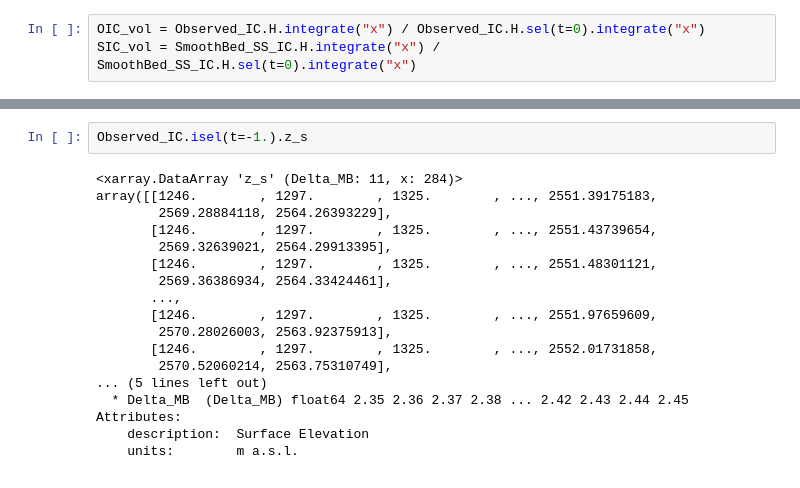
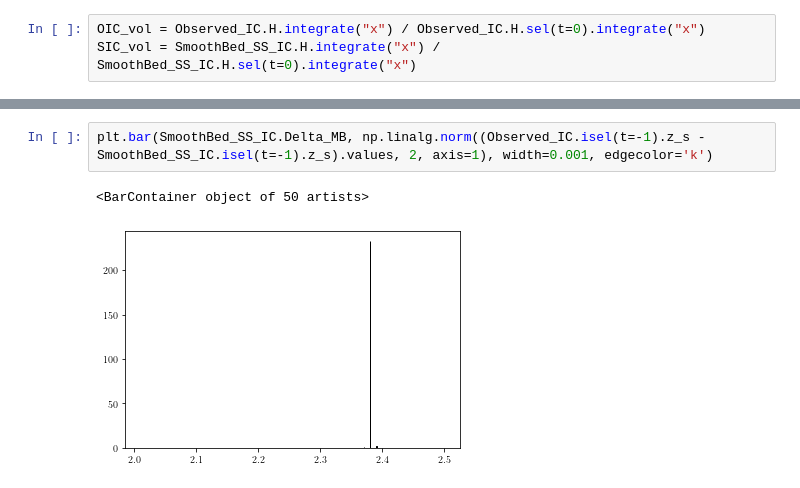
Before and after one commit to andrewdnolan/Harmonic_Beds, a Jupyter notebook: Notebooks/Hysterisis.ipynb, the cells around one changed output, grey strips where cells are left out. Cells and saved outputs as stored; diff of their text form.

```diff
--- a/Notebooks/Hysterisis.ipynb
+++ b/Notebooks/Hysterisis.ipynb
@@ -100,20 +156,5 @@ ax[1].plot(SmoothBed_SS_IC.x,  SmoothBed_SS_IC.isel(t=0, Delta_MB=0).z_s, c='k',
-# %%
-Observed_IC.isel(t=-1.).z_s
-# %% [output]
-<xarray.DataArray 'z_s' (Delta_MB: 11, x: 284)>
-array([[1246.        , 1297.        , 1325.        , ..., 2551.39175183,
-        2569.28884118, 2564.26393229],
-       [1246.        , 1297.        , 1325.        , ..., 2551.43739654,
-        2569.32639021, 2564.29913395],
-       [1246.        , 1297.        , 1325.        , ..., 2551.48301121,
-        2569.36386934, 2564.33424461],
-       ...,
-       [1246.        , 1297.        , 1325.        , ..., 2551.97659609,
-        2570.28026003, 2563.92375913],
-       [1246.        , 1297.        , 1325.        , ..., 2552.01731858,
-        2570.52060214, 2563.75310749],
-... (5 lines left out)
-  * Delta_MB  (Delta_MB) float64 2.35 2.36 2.37 2.38 ... 2.42 2.43 2.44 2.45
-Attributes:
-    description:  Surface Elevation
-    units:        m a.s.l.
+# %%
+plt.bar(SmoothBed_SS_IC.Delta_MB, np.linalg.norm((Observed_IC.isel(t=-1).z_s - SmoothBed_SS_IC.isel(t=-1).z_s).values, 2, axis=1), width=0.001, edgecolor='k')
+# %% [output]
+<BarContainer object of 50 artists>
+[figure, added]
```
Also changed, not shown: parts of 13 cells of this notebook, 9 other files.
